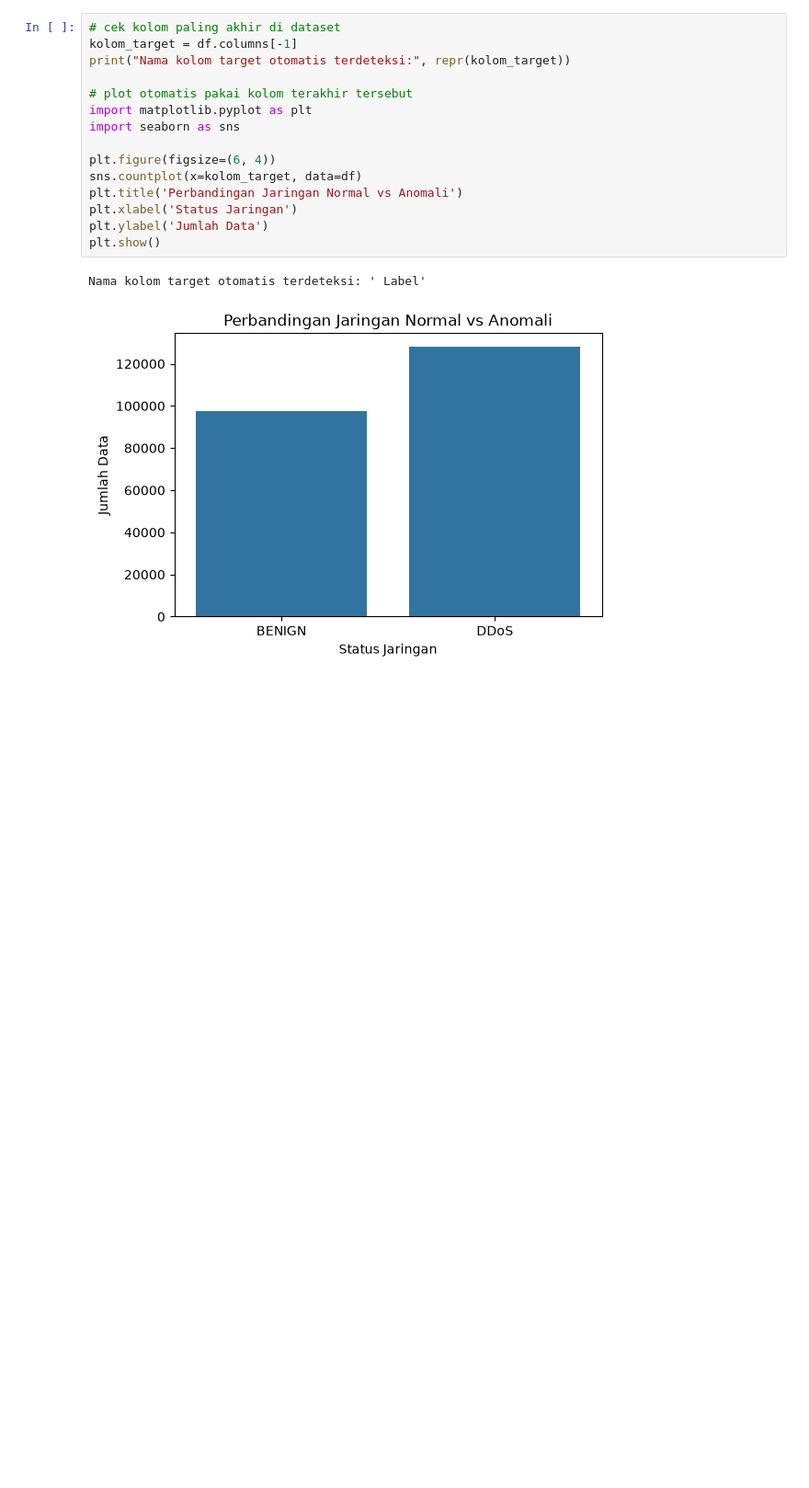
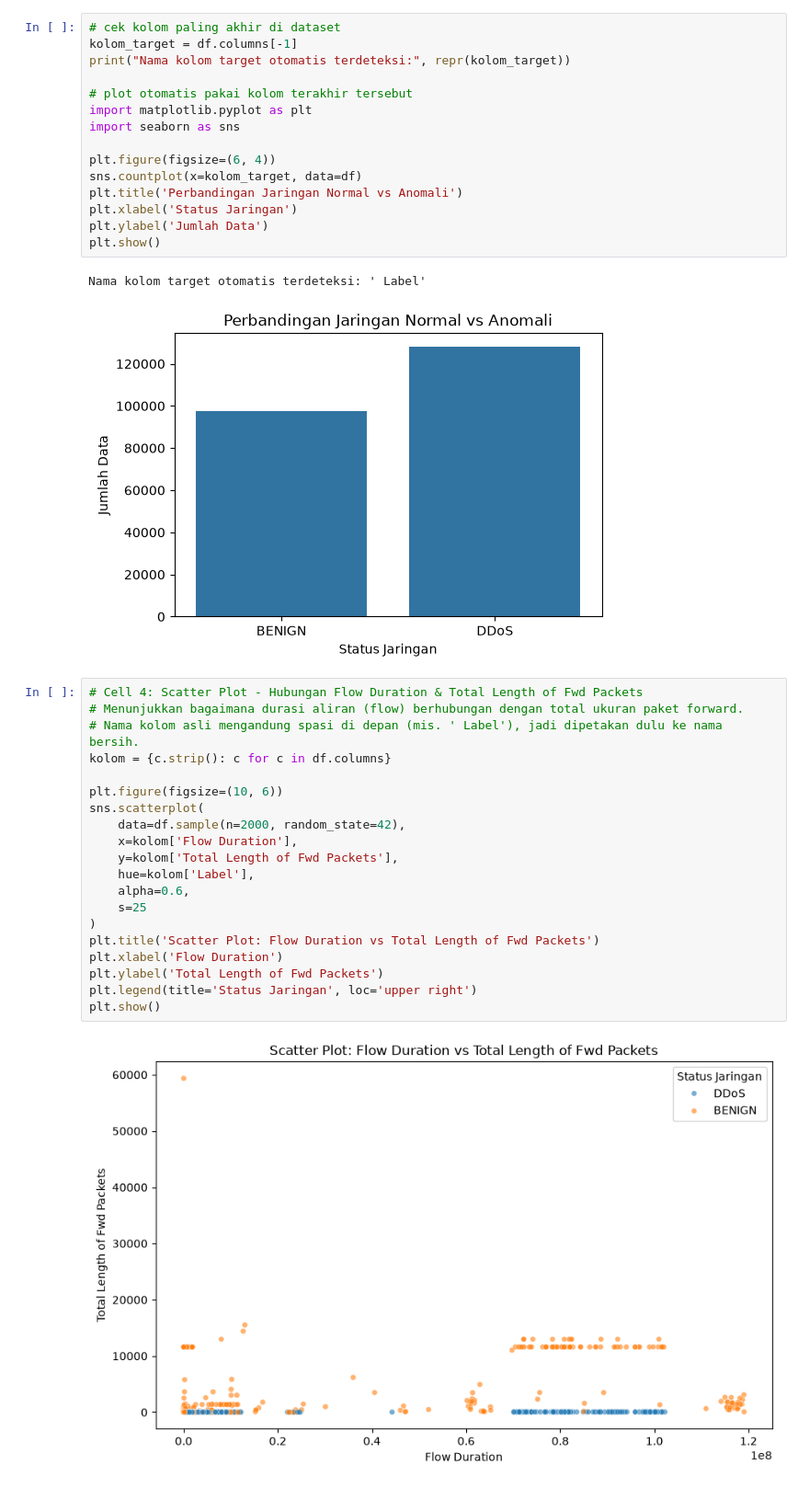
Before and after one commit to yosuaadev/AI_Cyber_Guard, a Jupyter notebook: 00_EDA.ipynb, the cells around one changed output. Shown at 92% size. Drawn from its saved outputs; the diff is of its cells as text; blank space fills up the shorter version.

```diff
--- a/00_EDA.ipynb
+++ b/00_EDA.ipynb
@@ -49,3 +49,25 @@ plt.show()
 # %% [output]
 Nama kolom target otomatis terdeteksi: ' Label'
 [figure]
+# %%
+# Cell 4: Scatter Plot - Hubungan Flow Duration & Total Length of Fwd Packets
+# Menunjukkan bagaimana durasi aliran (flow) berhubungan dengan total ukuran paket forward.
+# Nama kolom asli mengandung spasi di depan (mis. ' Label'), jadi dipetakan dulu ke nama bersih.
+kolom = {c.strip(): c for c in df.columns}
+
+plt.figure(figsize=(10, 6))
+sns.scatterplot(
+    data=df.sample(n=2000, random_state=42),
+    x=kolom['Flow Duration'],
+    y=kolom['Total Length of Fwd Packets'],
+    hue=kolom['Label'],
+    alpha=0.6,
+    s=25
+)
+plt.title('Scatter Plot: Flow Duration vs Total Length of Fwd Packets')
+plt.xlabel('Flow Duration')
+plt.ylabel('Total Length of Fwd Packets')
+plt.legend(title='Status Jaringan', loc='upper right')
+plt.show()
+# %% [output]
+[figure, added]
```
Also changed, not shown: parts of 1 cell of this notebook.
